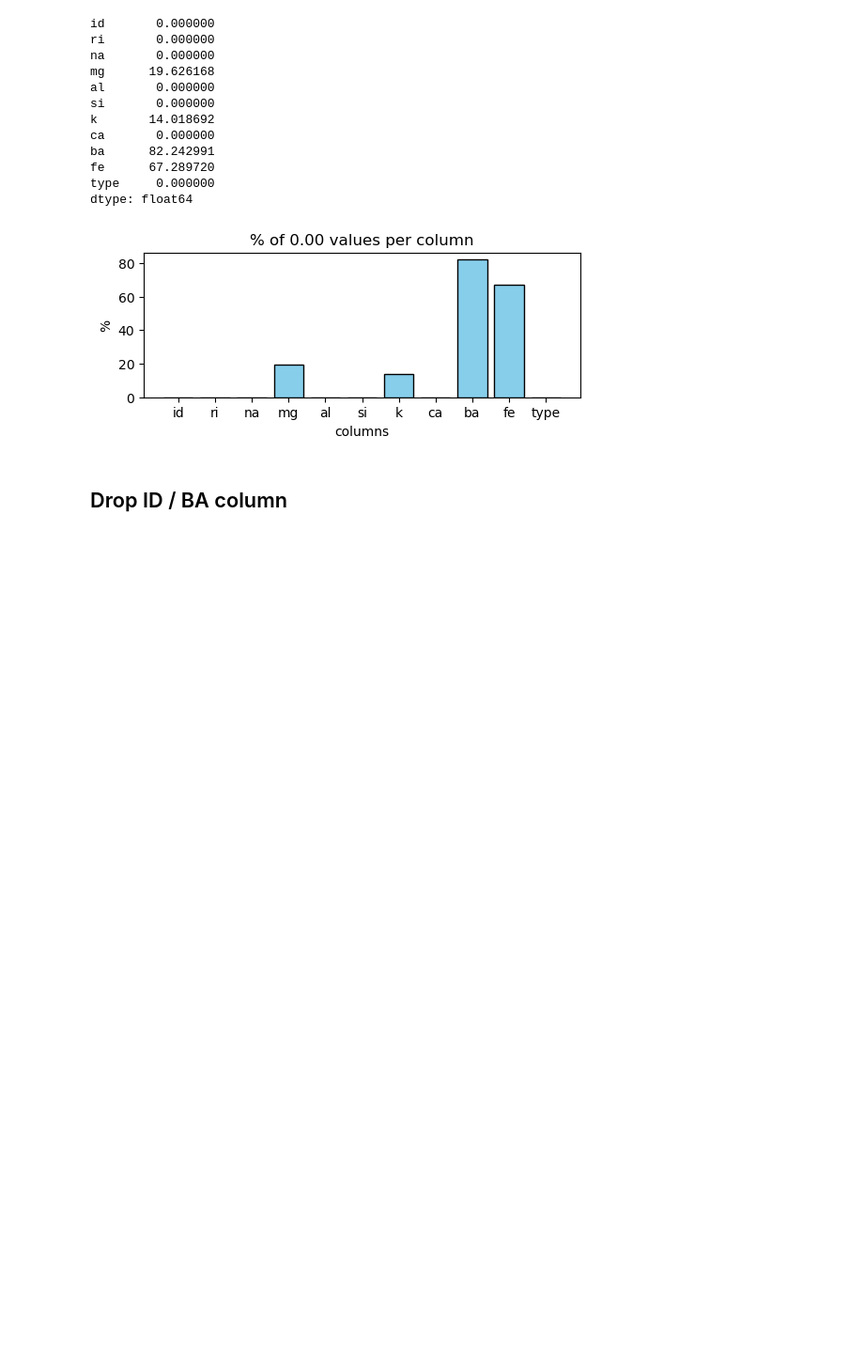
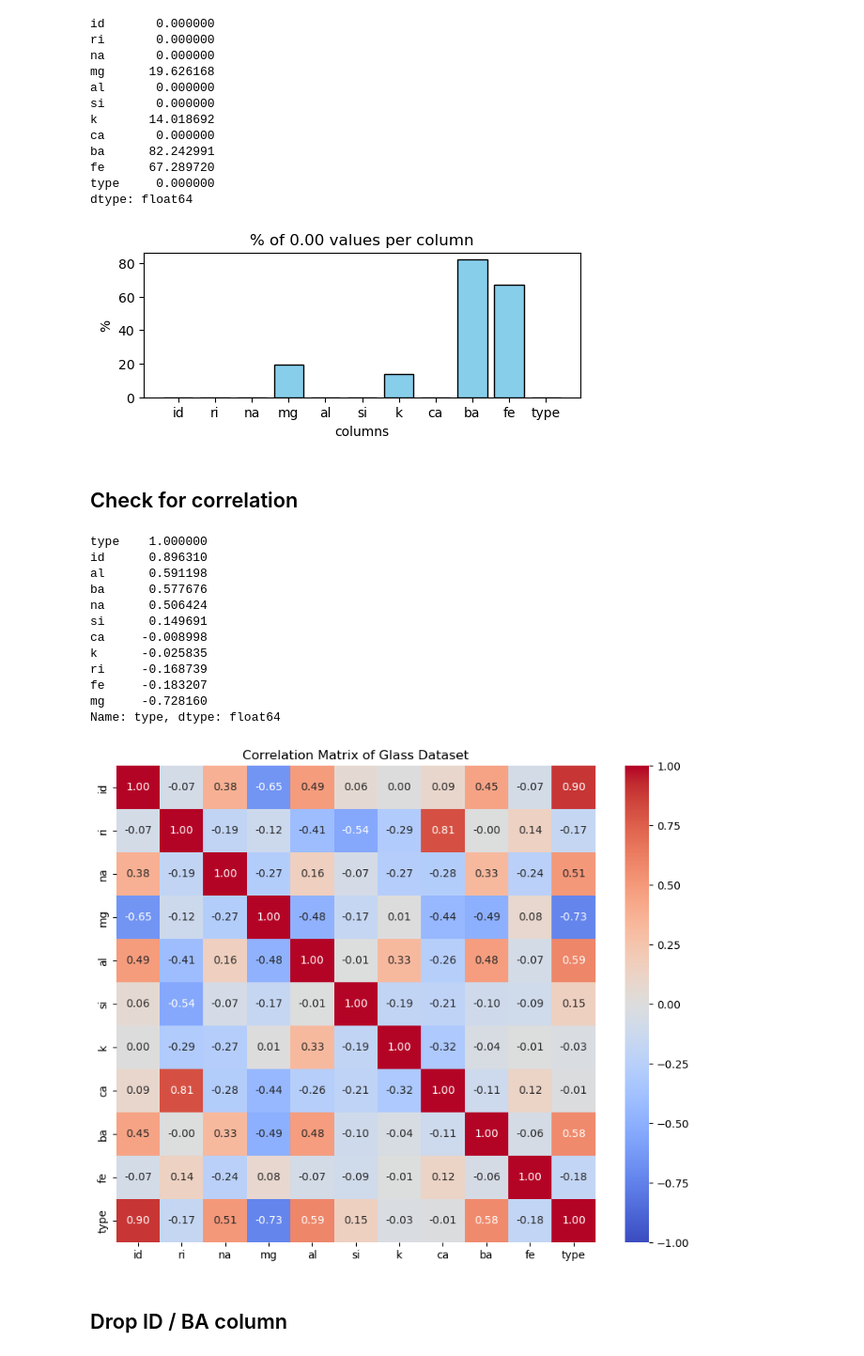
Before and after one commit to kpscully116/Programming-for-AI-CA2, a Jupyter notebook: Programming for AI- CA2.ipynb, the cells around one changed output. Shown: that part at 94% size. Drawn from its saved outputs; the diff is of its cells as text; code cells hidden in the pictures; blank space fills up the shorter version.

```diff
--- a/Programming for AI- CA2.ipynb
+++ b/Programming for AI- CA2.ipynb
@@ -175,6 +171,42 @@ plt.ylabel('%')
 plt.show()
 # %% [output]
 [figure]
+# %% [markdown]
+## Check for correlation
+# %%
+from sklearn.preprocessing import LabelEncoder
+
+label_encoder = LabelEncoder()
+df_1['type'] = label_encoder.fit_transform(df_1['type'])
+
+# Calculate the correlation matrix for the entire dataset
+correlation_matrix = df_1.corr()
+
+# Extract correlation with 'Type of glass' specifically
+correlation_with_target = correlation_matrix['type'].sort_values(ascending=False)
+
+# Display the correlation with 'Type of glass'
+print(correlation_with_target)
+
+# Plot a heatmap to visualize the correlations
+plt.figure(figsize=(10, 8))
+sns.heatmap(correlation_matrix, annot=True, cmap='coolwarm', fmt='.2f', vmin=-1, vmax=1)
+plt.title('Correlation Matrix of Glass Dataset')
+plt.show()
+# %% [output]
+type    1.000000
+id      0.896310
+al      0.591198
+ba      0.577676
+na      0.506424
+si      0.149691
+ca     -0.008998
+k      -0.025835
+ri     -0.168739
+fe     -0.183207
+mg     -0.728160
+Name: type, dtype: float64
+[figure, added]
 # %% [markdown]
 ## Drop ID / BA column
 # %%
```
Also changed, not shown: parts of 42 cells of this notebook, 1 other file.
